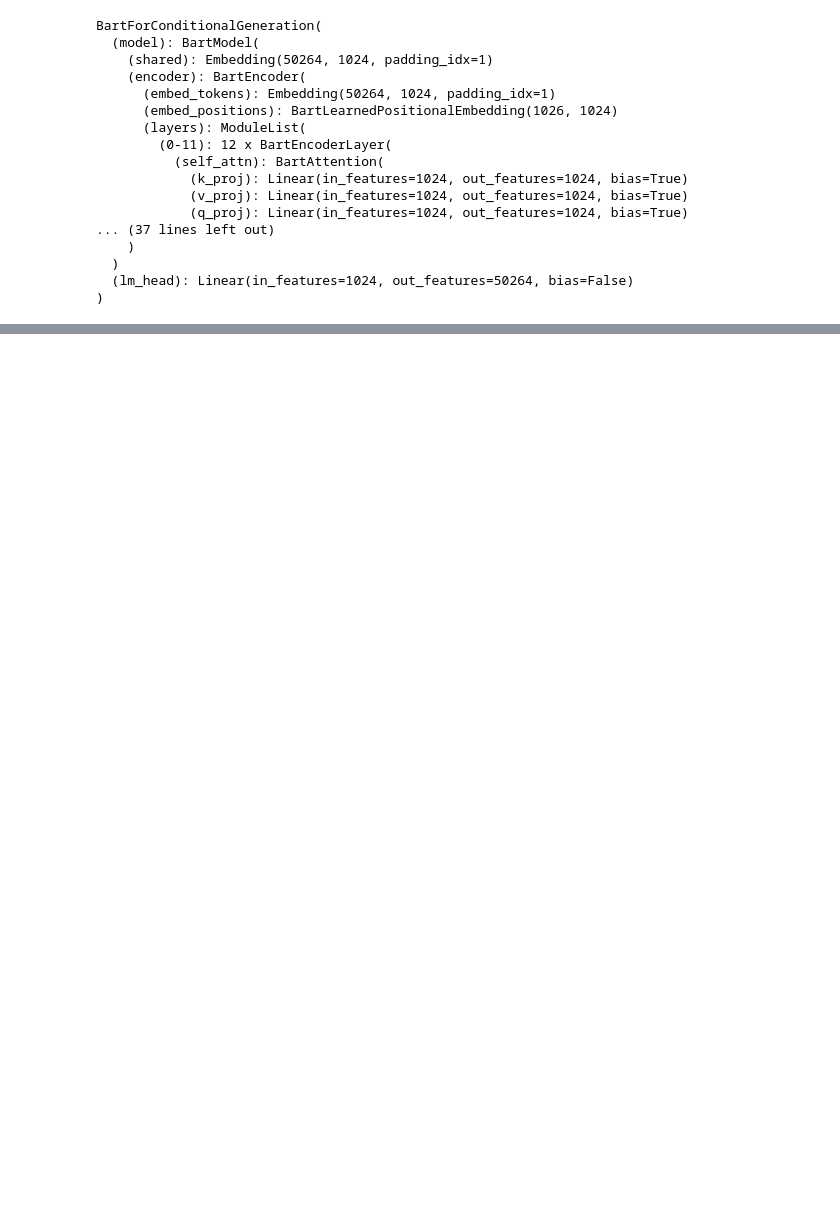
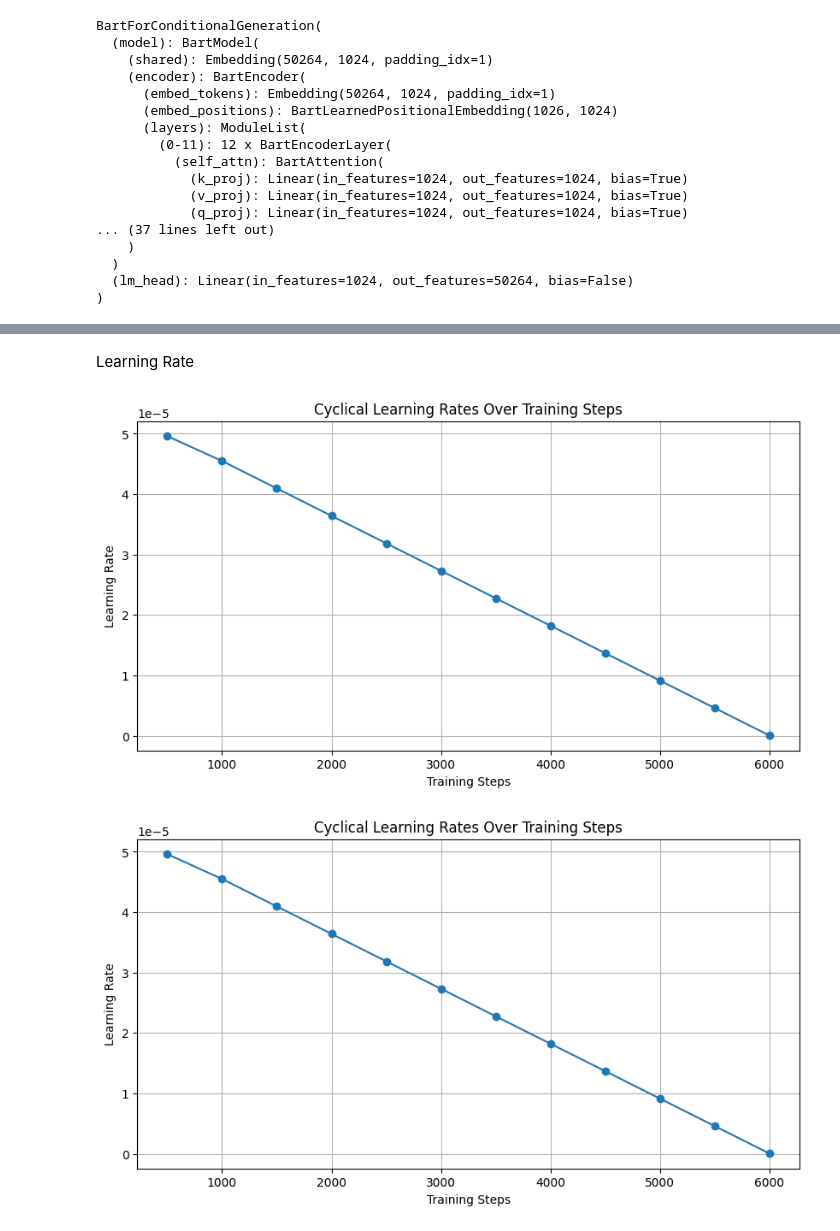
Before and after one commit to cjsonnnnn/Text-Summarization, a Jupyter notebook: UAS_Deep_Learning.ipynb, the cells around one changed output, grey strips where cells are left out. Drawn from its saved outputs; the diff is of its cells as text; code cells hidden in the pictures; blank space fills up the shorter version.

```diff
--- a/UAS_Deep_Learning.ipynb
+++ b/UAS_Deep_Learning.ipynb
@@ -399,0 +401,14 @@ calculate_rouge_scores(validation_dataset)
+# %% [markdown]
+Learning Rate
+# %%
+# Plotting
+plt.figure(figsize=(10, 5))
+plt.plot(steps, learning_rates, marker='o')
+plt.title('Cyclical Learning Rates Over Training Steps')
+plt.xlabel('Training Steps')
+plt.ylabel('Learning Rate')
+plt.grid(True)
+plt.show()
+# %% [output]
+[figure, added]
+[figure, added]
```
Also changed, not shown: parts of 47 cells of this notebook.
